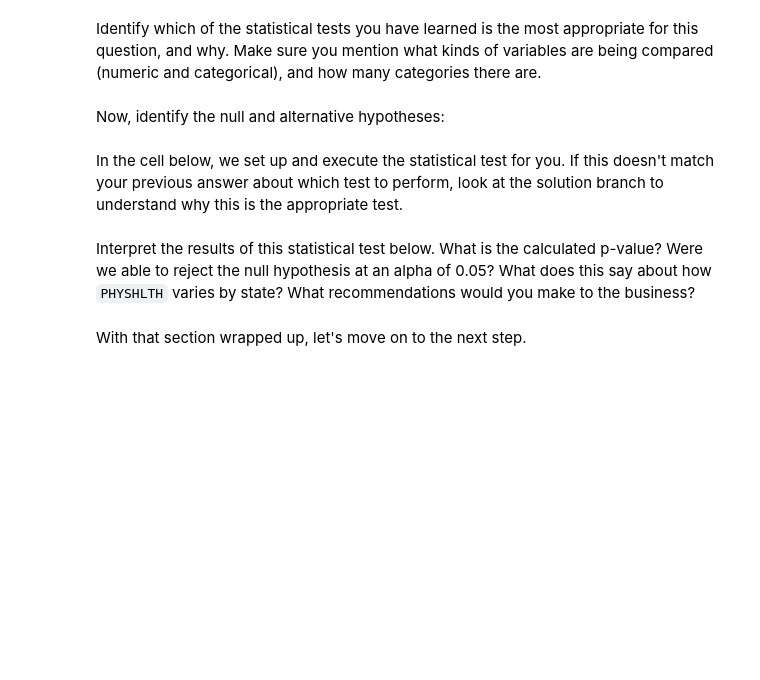
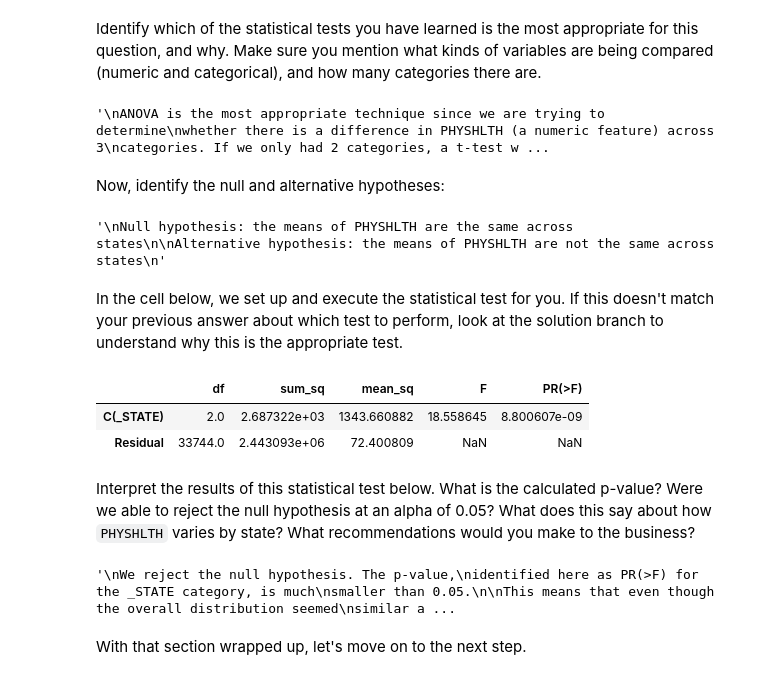
Before and after one commit to Ketty-Odero/dsc-hypothesis-testing-lab, a Jupyter notebook: index.ipynb, the cells around one changed output. Drawn from its saved outputs; the diff is of its cells as text; code cells hidden in the pictures; blank space fills up the shorter version.

```diff
--- a/index.ipynb
+++ b/index.ipynb
@@ -205,2 +296,12 @@ None
+# %%
+# Replace None with appropriate text
+"""
+ANOVA is the most appropriate technique since we are trying to determine
+whether there is a difference in PHYSHLTH (a numeric feature) across 3
+categories. If we only had 2 categories, a t-test would be appropriate,
+but we want to use ANOVA because there are 3
+"""
+# %% [output]
+'\nANOVA is the most appropriate technique since we are trying to determine\nwhether there is a difference in PHYSHLTH (a numeric feature) across 3\ncategories. If we only had 2 categories, a t-test w ...
 # %% [markdown]
 Now, identify the null and alternative hypotheses:
@@ -212,12 +308,25 @@ None
+# %%
+# Replace None with appropriate text
+"""
+Null hypothesis: the means of PHYSHLTH are the same across states
+
+Alternative hypothesis: the means of PHYSHLTH are not the same across states
+"""
+# %% [output]
+'\nNull hypothesis: the means of PHYSHLTH are the same across states\n\nAlternative hypothesis: the means of PHYSHLTH are not the same across states\n'
 # %% [markdown]
 In the cell below, we set up and execute the statistical test for you. If this doesn't match your previous answer about which test to perform, look at the solution branch to understand why this is the appropriate test.
 # %%
 # Run this cell without changes
 import statsmodels.api as sm
 from statsmodels.formula.api import ols
 
 formula = 'PHYSHLTH ~ C(_STATE)'
-lm = ols(formula, df).fit()
+lm = ols(formula, df_1).fit()
 sm.stats.anova_lm(lm)
+# %% [output]
+|  | df | sum_sq | mean_sq | F | PR(>F) |
+| C(_STATE) | 2.0 | 2.687322e+03 | 1343.660882 | 18.558645 | 8.800607e-09 |
+| Residual | 33744.0 | 2.443093e+06 | 72.400809 | NaN | NaN |
 # %% [markdown]
 Interpret the results of this statistical test below. What is the calculated p-value? Were we able to reject the null hypothesis at an alpha of 0.05? What does this say about how `PHYSHLTH` varies by state? What recommendations would you make to the business?
@@ -229,3 +333,21 @@ None
+# %%
+# Replace None with appropriate text
+"""
+We reject the null hypothesis. The p-value,
+identified here as PR(>F) for the _STATE category, is much
+smaller than 0.05.
+
+This means that even though the overall distribution seemed
+similar across states, and the means are between 3-4 days
+per month. In this case, the mean health across the states are
+statistically significant and there is difference between them.
+
+We might recommend to the business to further investigate why
+people in Connecticut have the best health and why people in
+New Jersey have the worst health out of these states.
+"""
+# %% [output]
+'\nWe reject the null hypothesis. The p-value,\nidentified here as PR(>F) for the _STATE category, is much\nsmaller than 0.05.\n\nThis means that even though the overall distribution seemed\nsimilar a ...
 # %% [markdown]
 With that section wrapped up, let's move on to the next step.
 # %% [markdown]
```
Also changed, not shown: parts of 26 cells of this notebook.
